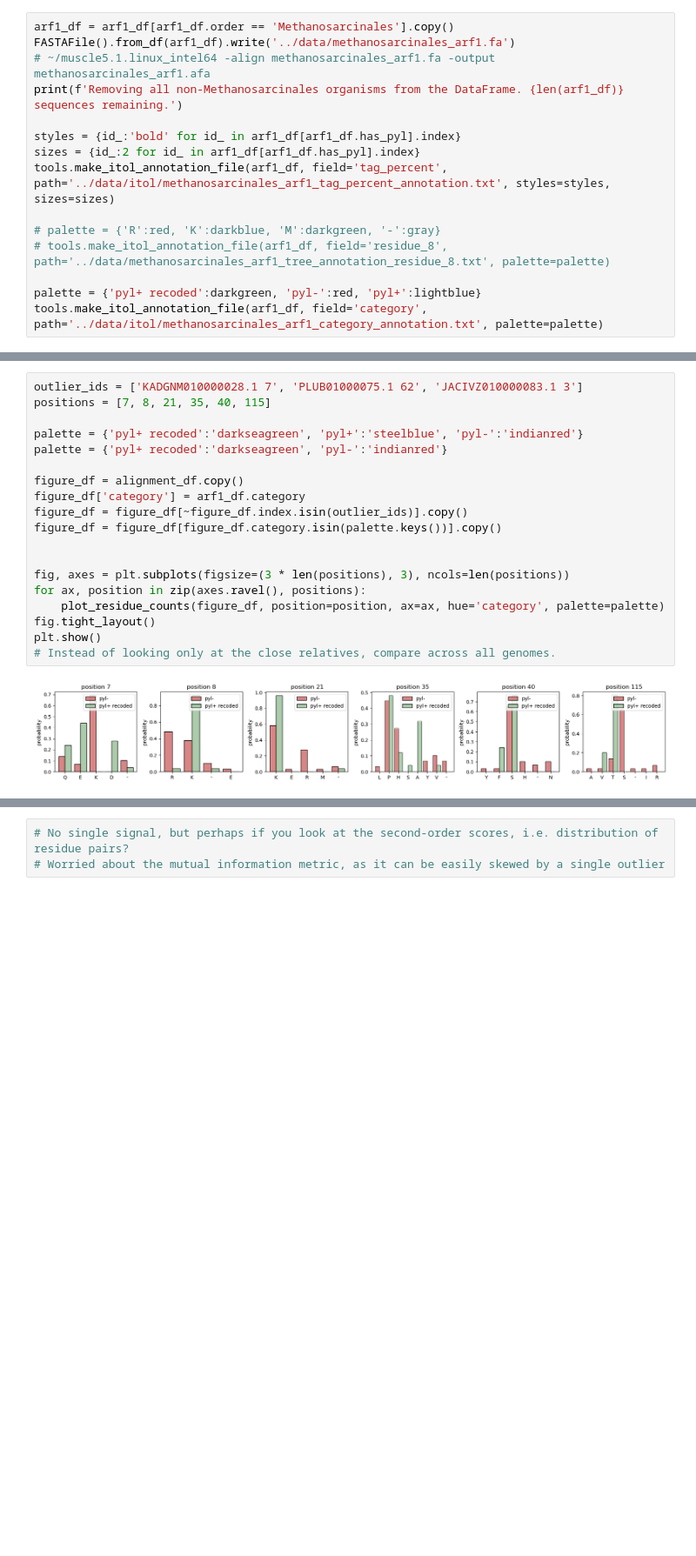
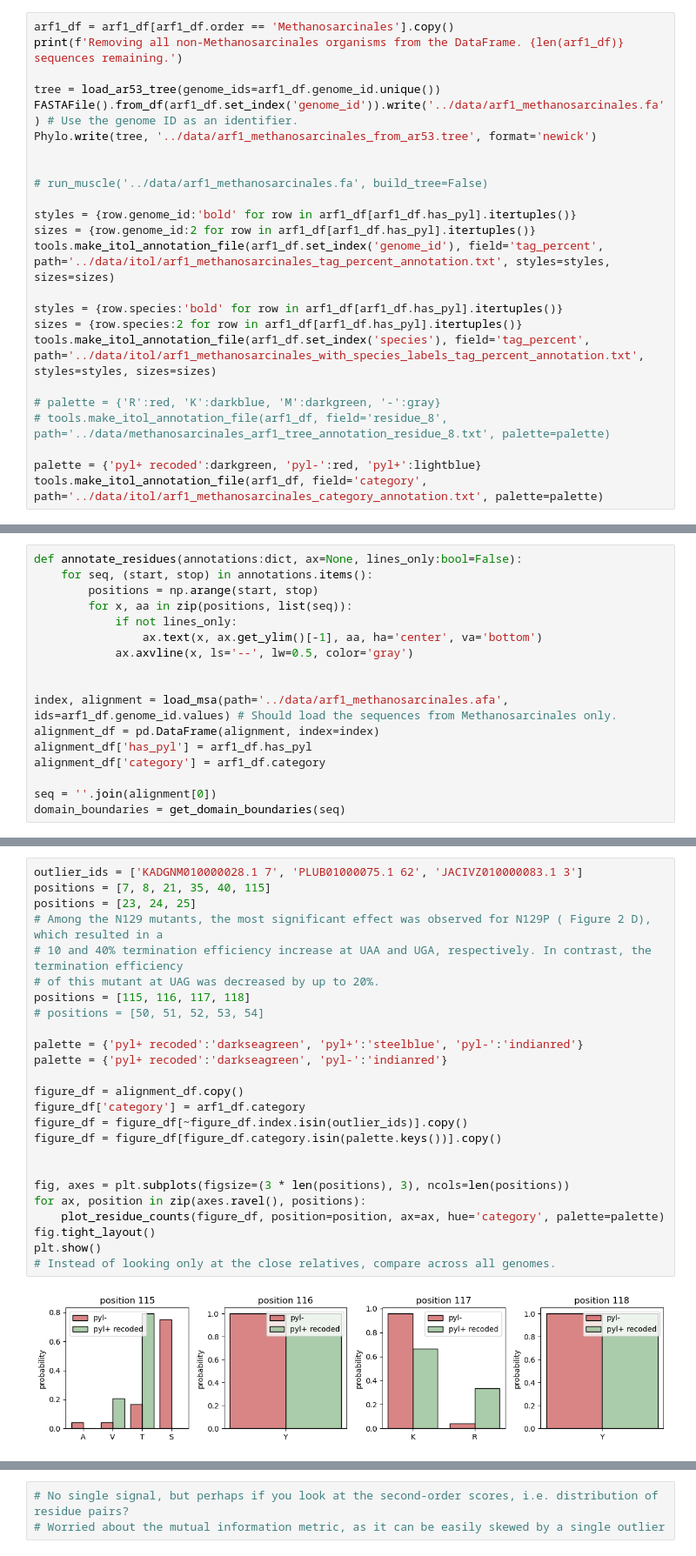
Before and after one commit to pipparichter/pyrrolysine, a Jupyter notebook: notebooks/arf1-methanosarcinales.ipynb, the cells around one changed output, grey strips where cells are left out. Shown at 87% size. Drawn from its saved outputs; the diff is of its cells as text; blank space fills up the shorter version.

```diff
--- a/notebooks/arf1-methanosarcinales.ipynb
+++ b/notebooks/arf1-methanosarcinales.ipynb
@@ -114,16 +116,25 @@ plt.show()
 # %%
 arf1_df = arf1_df[arf1_df.order == 'Methanosarcinales'].copy()
-FASTAFile().from_df(arf1_df).write('../data/methanosarcinales_arf1.fa')
-# ~/muscle5.1.linux_intel64 -align methanosarcinales_arf1.fa -output methanosarcinales_arf1.afa
 print(f'Removing all non-Methanosarcinales organisms from the DataFrame. {len(arf1_df)} sequences remaining.')
 
-styles = {id_:'bold' for id_ in arf1_df[arf1_df.has_pyl].index}
-sizes = {id_:2 for id_ in arf1_df[arf1_df.has_pyl].index}
-tools.make_itol_annotation_file(arf1_df, field='tag_percent', path='../data/itol/methanosarcinales_arf1_tag_percent_annotation.txt', styles=styles, sizes=sizes)
+tree = load_ar53_tree(genome_ids=arf1_df.genome_id.unique())
+FASTAFile().from_df(arf1_df.set_index('genome_id')).write('../data/arf1_methanosarcinales.fa') # Use the genome ID as an identifier.
+Phylo.write(tree, '../data/arf1_methanosarcinales_from_ar53.tree', format='newick')
+
+
+# run_muscle('../data/arf1_methanosarcinales.fa', build_tree=False)
+
+styles = {row.genome_id:'bold' for row in arf1_df[arf1_df.has_pyl].itertuples()}
+sizes = {row.genome_id:2 for row in arf1_df[arf1_df.has_pyl].itertuples()}
+tools.make_itol_annotation_file(arf1_df.set_index('genome_id'), field='tag_percent', path='../data/itol/arf1_methanosarcinales_tag_percent_annotation.txt', styles=styles, sizes=sizes)
+
+styles = {row.species:'bold' for row in arf1_df[arf1_df.has_pyl].itertuples()}
+sizes = {row.species:2 for row in arf1_df[arf1_df.has_pyl].itertuples()}
+tools.make_itol_annotation_file(arf1_df.set_index('species'), field='tag_percent', path='../data/itol/arf1_methanosarcinales_with_species_labels_tag_percent_annotation.txt', styles=styles, sizes=sizes)
 
 # palette = {'R':red, 'K':darkblue, 'M':darkgreen, '-':gray}
 # tools.make_itol_annotation_file(arf1_df, field='residue_8', path='../data/methanosarcinales_arf1_tree_annotation_residue_8.txt', palette=palette)
 
 palette = {'pyl+ recoded':darkgreen, 'pyl-':red, 'pyl+':lightblue}
-tools.make_itol_annotation_file(arf1_df, field='category', path='../data/itol/methanosarcinales_arf1_category_annotation.txt', palette=palette)
+tools.make_itol_annotation_file(arf1_df, field='category', path='../data/itol/arf1_methanosarcinales_category_annotation.txt', palette=palette)
 # %% [output]
@@ -130,0 +142,17 @@ Removing all non-Methanosarcinales organisms from the DataFrame. 82 sequences re
+# %%
+def annotate_residues(annotations:dict, ax=None, lines_only:bool=False):
+    for seq, (start, stop) in annotations.items():
+        positions = np.arange(start, stop)
+        for x, aa in zip(positions, list(seq)):
+            if not lines_only:
+                ax.text(x, ax.get_ylim()[-1], aa, ha='center', va='bottom')
+            ax.axvline(x, ls='--', lw=0.5, color='gray')
+
+
+index, alignment = load_msa(path='../data/arf1_methanosarcinales.afa', ids=arf1_df.genome_id.values) # Should load the sequences from Methanosarcinales only.
+alignment_df = pd.DataFrame(alignment, index=index)
+alignment_df['has_pyl'] = arf1_df.has_pyl
+alignment_df['category'] = arf1_df.category
+
+seq = ''.join(alignment[0])
+domain_boundaries = get_domain_boundaries(seq)
@@ -192,21 +254,27 @@ Residues distinct between PLUB01000075.1_62 and close relatives: 35 (L), 40 (Y),
 # %%
 outlier_ids = ['KADGNM010000028.1 7', 'PLUB01000075.1 62', 'JACIVZ010000083.1 3']
 positions = [7, 8, 21, 35, 40, 115]
+positions = [23, 24, 25]
+# Among the N129 mutants, the most significant effect was observed for N129P ( Figure 2 D), which resulted in a
+# 10 and 40% termination efficiency increase at UAA and UGA, respectively. In contrast, the termination efficiency
+# of this mutant at UAG was decreased by up to 20%.
+positions = [115, 116, 117, 118]
+# positions = [50, 51, 52, 53, 54]
 
 palette = {'pyl+ recoded':'darkseagreen', 'pyl+':'steelblue', 'pyl-':'indianred'}
 palette = {'pyl+ recoded':'darkseagreen', 'pyl-':'indianred'}
 
 figure_df = alignment_df.copy()
 figure_df['category'] = arf1_df.category
 figure_df = figure_df[~figure_df.index.isin(outlier_ids)].copy()
 figure_df = figure_df[figure_df.category.isin(palette.keys())].copy()
 
 
 fig, axes = plt.subplots(figsize=(3 * len(positions), 3), ncols=len(positions))
 for ax, position in zip(axes.ravel(), positions):
     plot_residue_counts(figure_df, position=position, ax=ax, hue='category', palette=palette)
 fig.tight_layout()
 plt.show()
 # Instead of looking only at the close relatives, compare across all genomes.
 # %% [output]
-[figure, old version]
+[figure, new version]
```
Also changed, not shown: parts of 21 cells of this notebook, 11 other files.
